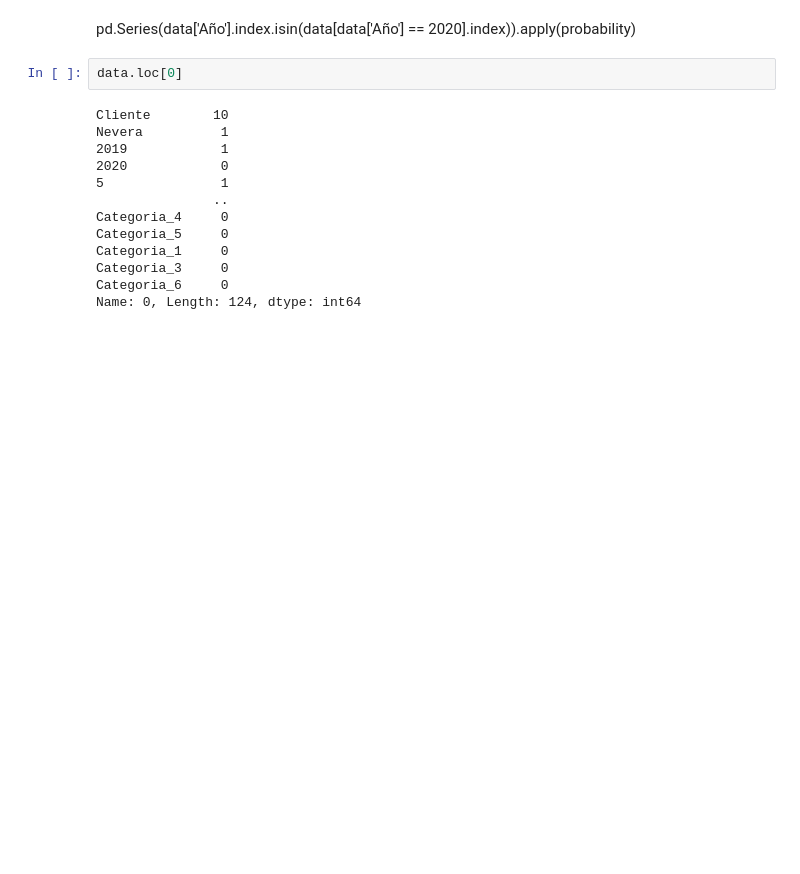
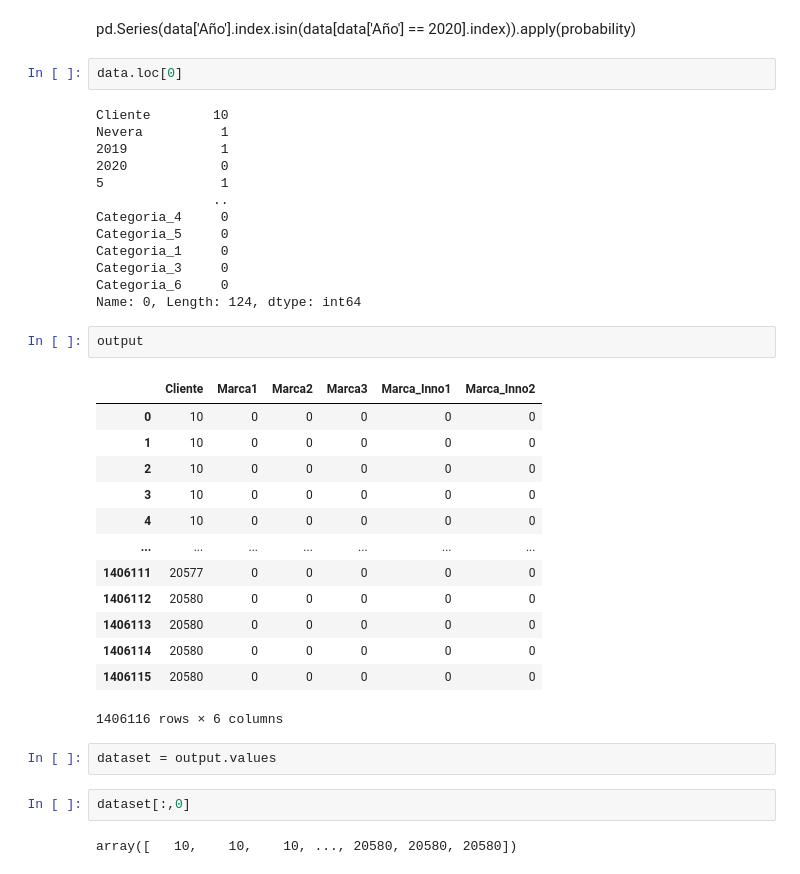
Before and after one commit to LauraTrujilloT/Datacup2020_TheCurlyPals_COL, a Jupyter notebook: notebooks/Oscar.ipynb, the cells around one changed output. Saved outputs shown, nothing was run; the diff lists cells and outputs as text; blank space fills up the shorter version.

```diff
--- a/notebooks/Oscar.ipynb
+++ b/notebooks/Oscar.ipynb
@@ -278,3 +278,25 @@ Categoria_1     0
 Categoria_3     0
 Categoria_6     0
 Name: 0, Length: 124, dtype: int64
+# %%
+output
+# %% [output]
+|  | Cliente | Marca1 | Marca2 | Marca3 | Marca_Inno1 | Marca_Inno2 |
+| 0 | 10 | 0 | 0 | 0 | 0 | 0 |
+| 1 | 10 | 0 | 0 | 0 | 0 | 0 |
+| 2 | 10 | 0 | 0 | 0 | 0 | 0 |
+| 3 | 10 | 0 | 0 | 0 | 0 | 0 |
+| 4 | 10 | 0 | 0 | 0 | 0 | 0 |
+| ... | ... | ... | ... | ... | ... | ... |
+| 1406111 | 20577 | 0 | 0 | 0 | 0 | 0 |
+| 1406112 | 20580 | 0 | 0 | 0 | 0 | 0 |
+| 1406113 | 20580 | 0 | 0 | 0 | 0 | 0 |
+| 1406114 | 20580 | 0 | 0 | 0 | 0 | 0 |
+| 1406115 | 20580 | 0 | 0 | 0 | 0 | 0 |
+1406116 rows × 6 columns
+# %%
+dataset = output.values
+# %%
+dataset[:,0]
+# %% [output]
+array([   10,    10,    10, ..., 20580, 20580, 20580])
```
Also changed, not shown: parts of 17 cells of this notebook, 2 other files.
